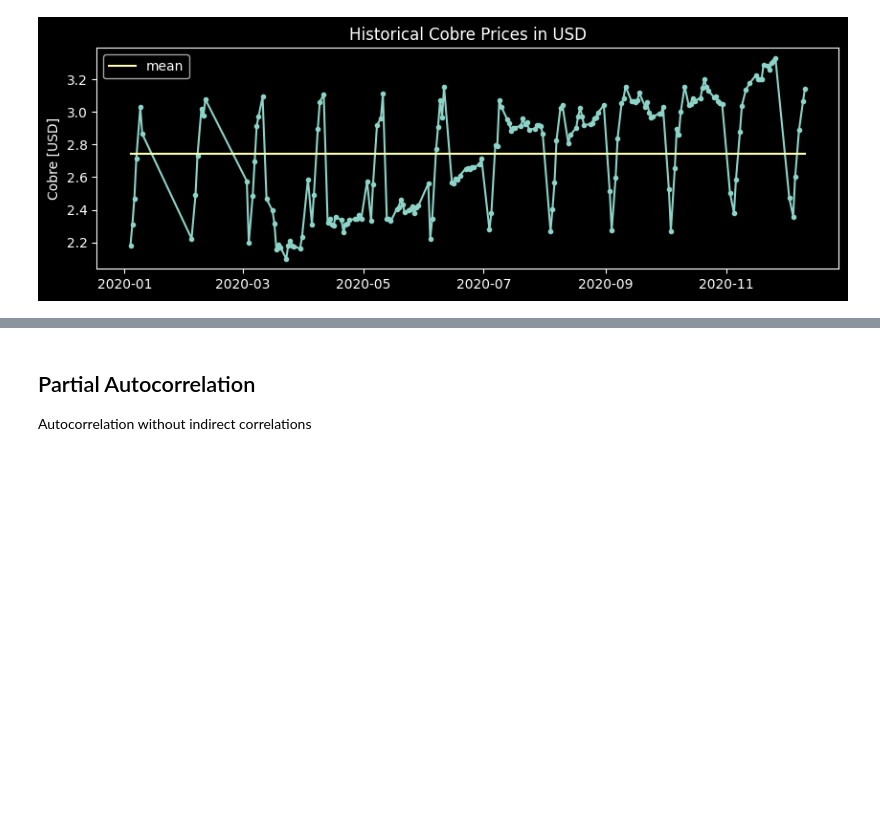
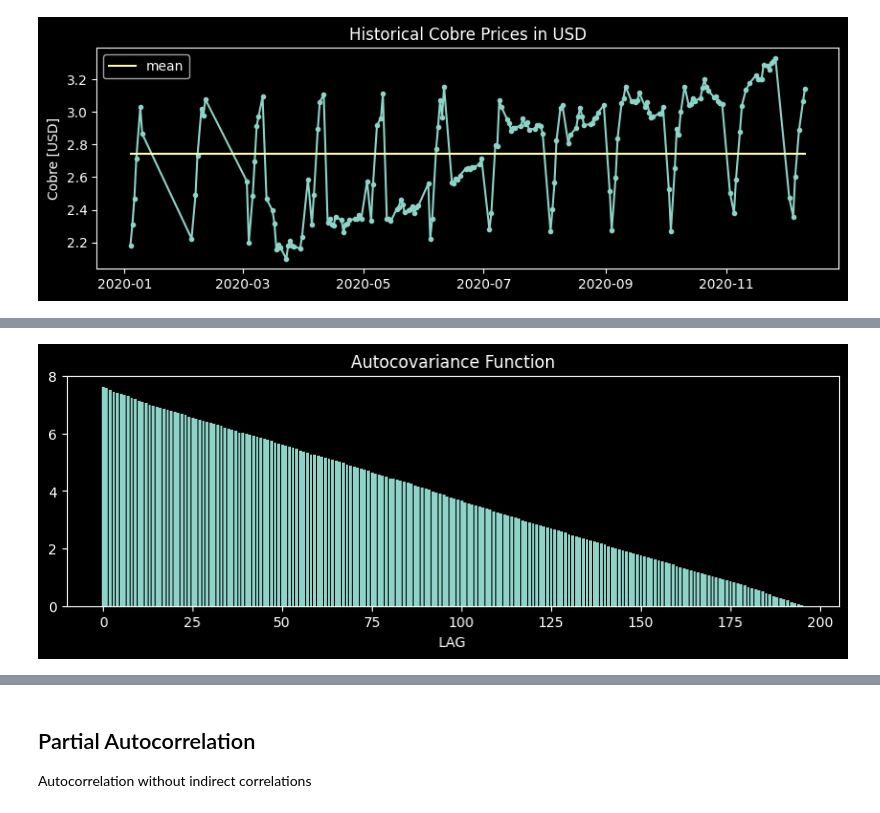
Before and after one commit to cridonoso/time_series_introduction, a Jupyter notebook: TimeSeriesTutorial.ipynb, the cells around one changed output, grey strips where cells are left out. Cells and saved outputs as stored; diff of their text form; code cells hidden in the pictures; blank space fills up the shorter version.

```diff
--- a/TimeSeriesTutorial.ipynb
+++ b/TimeSeriesTutorial.ipynb
@@ -93,0 +124,15 @@ except:
+# %%
+acov = smt.stattools.acovf(cobre_df['Último'],
+                           adjusted=False, # denominators is n-k, otherwise n
+                           demean=False, # subtract the mean x from each element of x
+                           missing="none", # how the NaNs are to be treated.
+                           fft=True, # if use FFT to compute autocovariance
+                           nlag=cobre_df['Último'].shape[0]-1 # Limit the number of autocovariances returned.
+                          )
+plt.figure(figsize=(10,3))
+plt.bar(range(len(acov)), acov)
+plt.title('Autocovariance Function')
+plt.xlabel('LAG')
+plt.show()
+# %% [output]
+[figure, added]
```
Also changed, not shown: parts of 21 cells of this notebook.
